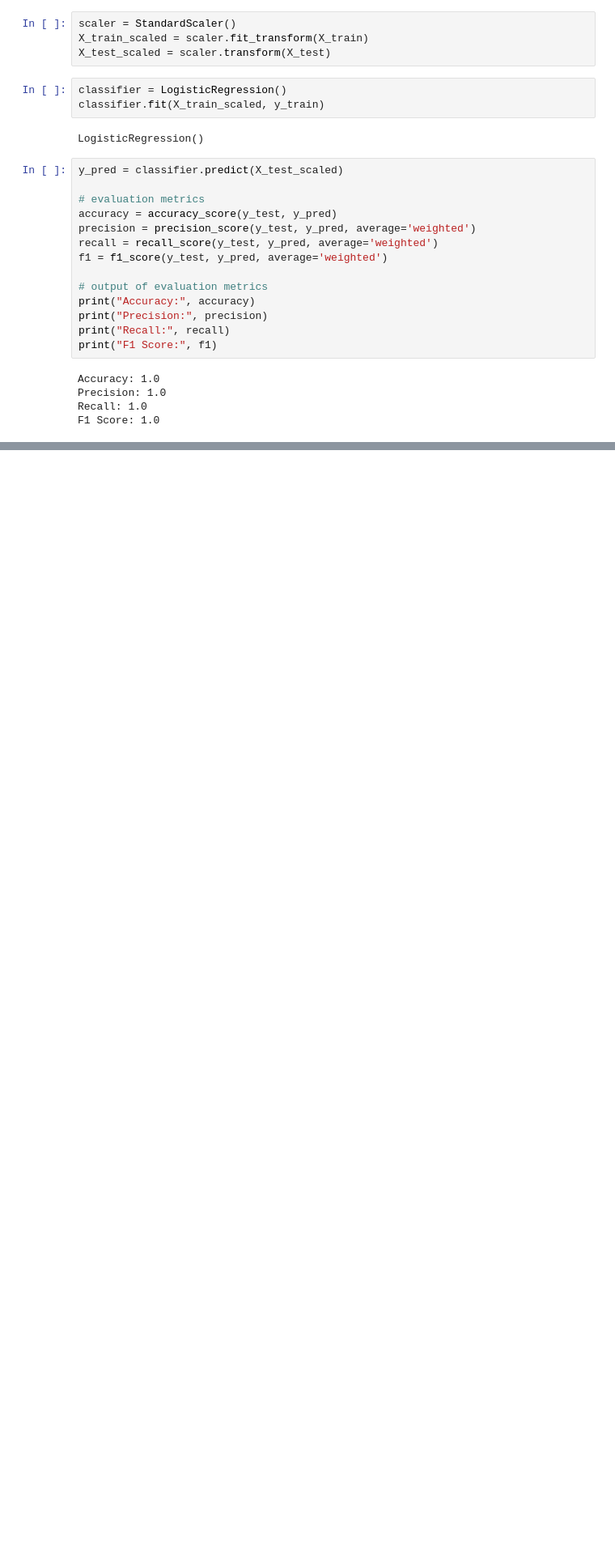
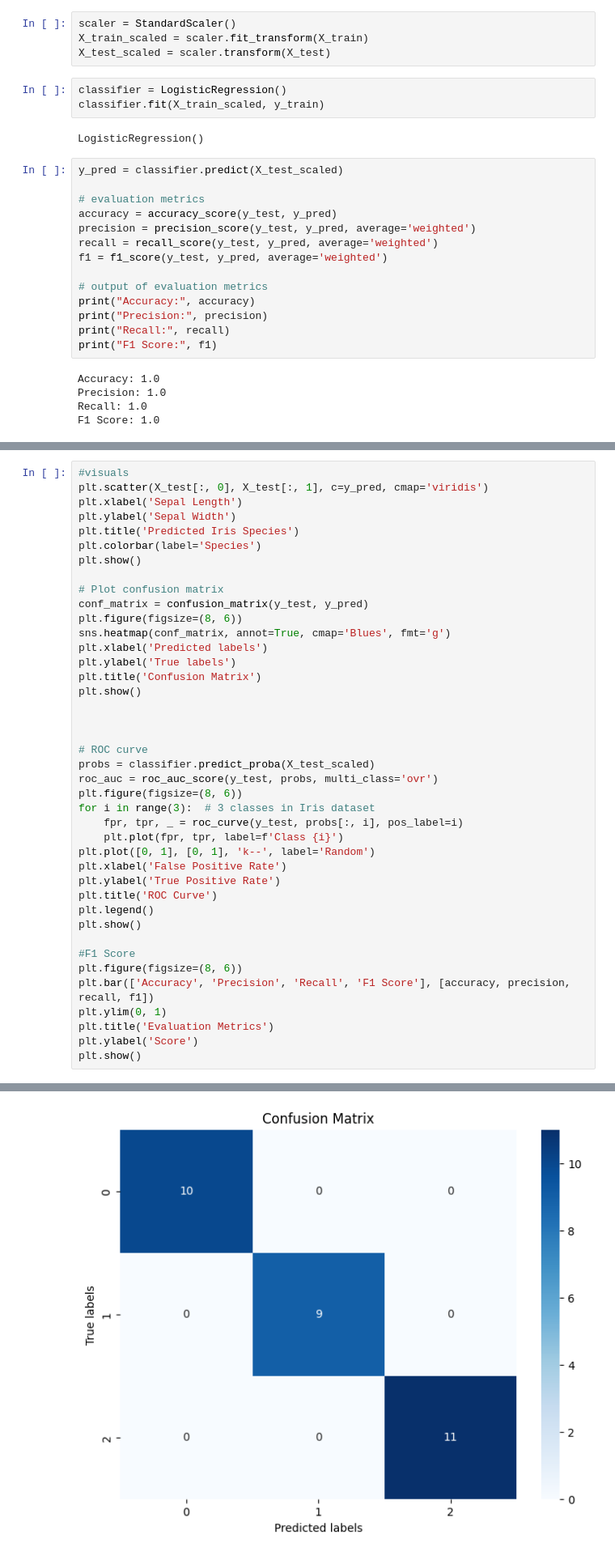
Before and after one commit to TechieSamosa/100-Days-ML, a Jupyter notebook: AI Club Task Round/notebook.ipynb, the cells around one changed output, grey strips where cells are left out. Shown at 81% size. Saved outputs shown, nothing was run; the diff lists cells and outputs as text; blank space fills up the shorter version.

```diff
--- a/AI Club Task Round/notebook.ipynb
+++ b/AI Club Task Round/notebook.ipynb
@@ -53,0 +46,42 @@ plt.show()
+# %%
+#visuals
+plt.scatter(X_test[:, 0], X_test[:, 1], c=y_pred, cmap='viridis')
+plt.xlabel('Sepal Length')
+plt.ylabel('Sepal Width')
+plt.title('Predicted Iris Species')
+plt.colorbar(label='Species')
+plt.show()
+
+# Plot confusion matrix
+conf_matrix = confusion_matrix(y_test, y_pred)
+plt.figure(figsize=(8, 6))
+sns.heatmap(conf_matrix, annot=True, cmap='Blues', fmt='g')
+plt.xlabel('Predicted labels')
+plt.ylabel('True labels')
+plt.title('Confusion Matrix')
+plt.show()
+
+
+
+# ROC curve
+probs = classifier.predict_proba(X_test_scaled)
+roc_auc = roc_auc_score(y_test, probs, multi_class='ovr')
+plt.figure(figsize=(8, 6))
+for i in range(3):  # 3 classes in Iris dataset
+    fpr, tpr, _ = roc_curve(y_test, probs[:, i], pos_label=i)
+    plt.plot(fpr, tpr, label=f'Class {i}')
+plt.plot([0, 1], [0, 1], 'k--', label='Random')
+plt.xlabel('False Positive Rate')
+plt.ylabel('True Positive Rate')
+plt.title('ROC Curve')
+plt.legend()
+plt.show()
+
+#F1 Score
+plt.figure(figsize=(8, 6))
+plt.bar(['Accuracy', 'Precision', 'Recall', 'F1 Score'], [accuracy, precision, recall, f1])
+plt.ylim(0, 1)
+plt.title('Evaluation Metrics')
+plt.ylabel('Score')
+plt.show()
+# %% [output]
@@ -53,0 +89 @@ plt.show()
+[figure, added]
```
Also changed, not shown: parts of 3 cells of this notebook.
